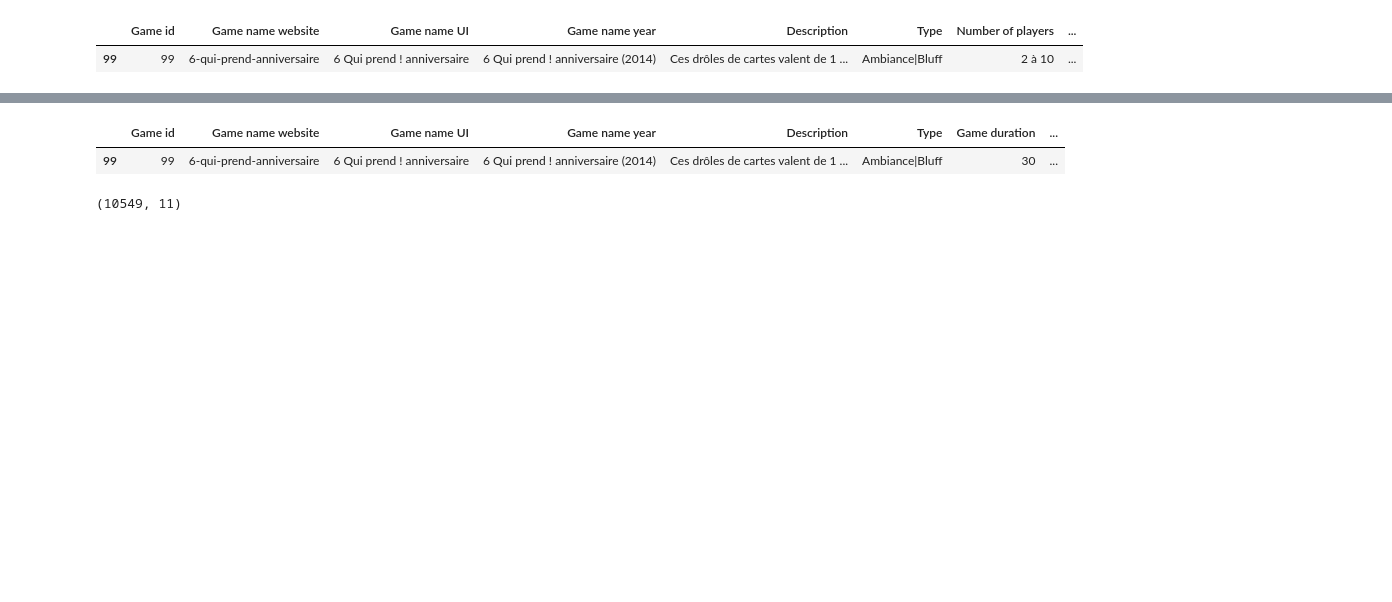
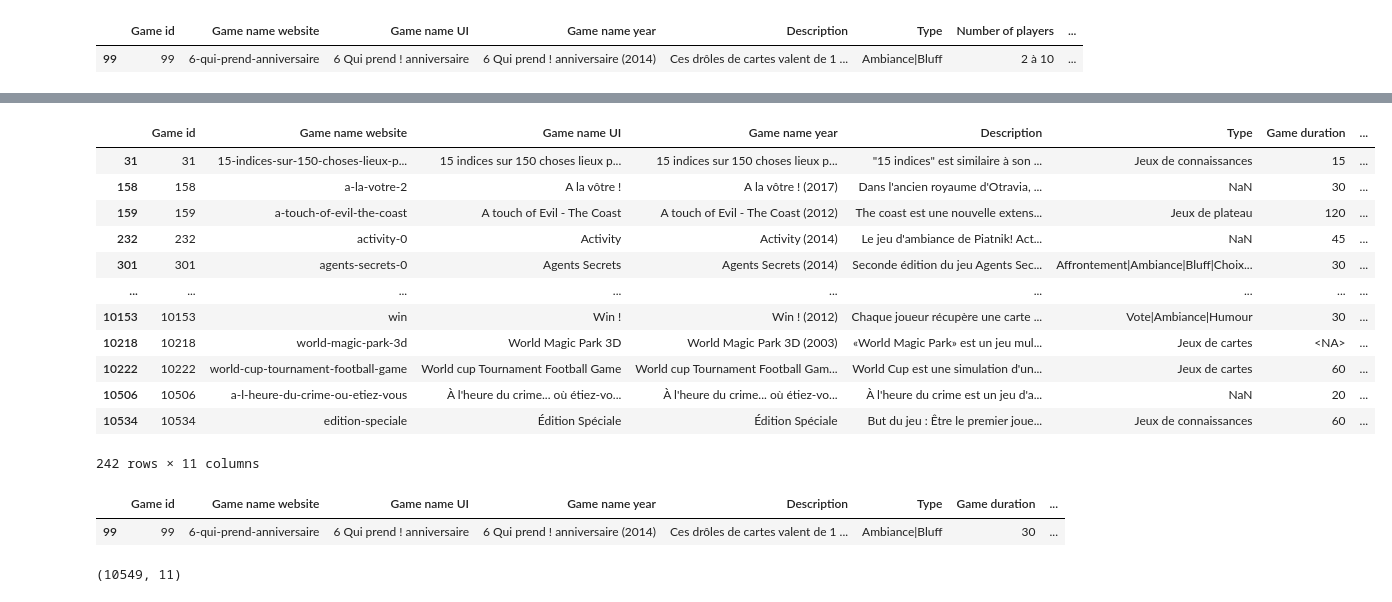
Before and after one commit to Franciline/Recommendation_system, a Jupyter notebook: data_cleaning_analysis/jeux_cleaning.ipynb, the cells around one changed output, grey strips where cells are left out. Saved outputs shown, nothing was run; the diff lists cells and outputs as text; code cells hidden in the pictures; blank space fills up the shorter version.

```diff
--- a/data_cleaning_analysis/jeux_cleaning.ipynb
+++ b/data_cleaning_analysis/jeux_cleaning.ipynb
@@ -54,3 +37,19 @@ jeux_clean
+# %%
+jeux_clean[(jeux_clean["Min number of players"] > 10) | (jeux_clean["Max number of players"] > 10)]
+# %% [output]
+|  | Game id | Game name website | Game name UI | Game name year | Description | Type | Game duration | ... |
+| 31 | 31 | 15-indices-sur-150-choses-lieux-p... | 15 indices sur 150 choses lieux p... | 15 indices sur 150 choses lieux p... | "15 indices" est similaire à son ... | Jeux de connaissances | 15 | ... |
+| 158 | 158 | a-la-votre-2 | A la vôtre ! | A la vôtre ! (2017) | Dans l'ancien royaume d'Otravia, ... | NaN | 30 | ... |
+| 159 | 159 | a-touch-of-evil-the-coast | A touch of Evil - The Coast | A touch of Evil - The Coast (2012) | The coast est une nouvelle extens... | Jeux de plateau | 120 | ... |
+| 232 | 232 | activity-0 | Activity | Activity (2014) | Le jeu d'ambiance de Piatnik! Act... | NaN | 45 | ... |
+| 301 | 301 | agents-secrets-0 | Agents Secrets | Agents Secrets (2014) | Seconde édition du jeu Agents Sec... | Affrontement|Ambiance|Bluff|Choix... | 30 | ... |
+| ... | ... | ... | ... | ... | ... | ... | ... | ... |
+| 10153 | 10153 | win | Win ! | Win ! (2012) | Chaque joueur récupère une carte ... | Vote|Ambiance|Humour | 30 | ... |
+| 10218 | 10218 | world-magic-park-3d | World Magic Park 3D | World Magic Park 3D (2003) | «World Magic Park» est un jeu mul... | Jeux de cartes | <NA> | ... |
+| 10222 | 10222 | world-cup-tournament-football-game | World cup Tournament Football Game | World cup Tournament Football Gam... | World Cup est une simulation d'un... | Jeux de cartes | 60 | ... |
+| 10506 | 10506 | a-l-heure-du-crime-ou-etiez-vous | À l'heure du crime... où étiez-vo... | À l'heure du crime... où étiez-vo... | À l'heure du crime est un jeu d'a... | NaN | 20 | ... |
+| 10534 | 10534 | edition-speciale | Édition Spéciale | Édition Spéciale | But du jeu : Être le premier joue... | Jeux de connaissances | 60 | ... |
+242 rows × 11 columns
 # %%
 # Age sepration
 jeux_clean["Age"] = jeux_clean["Age"].replace(r"(\d+) ans et \+", r"\1 à 99", regex=True) # max age is fixed to 99
```
Also changed, not shown: parts of 8 cells of this notebook.
